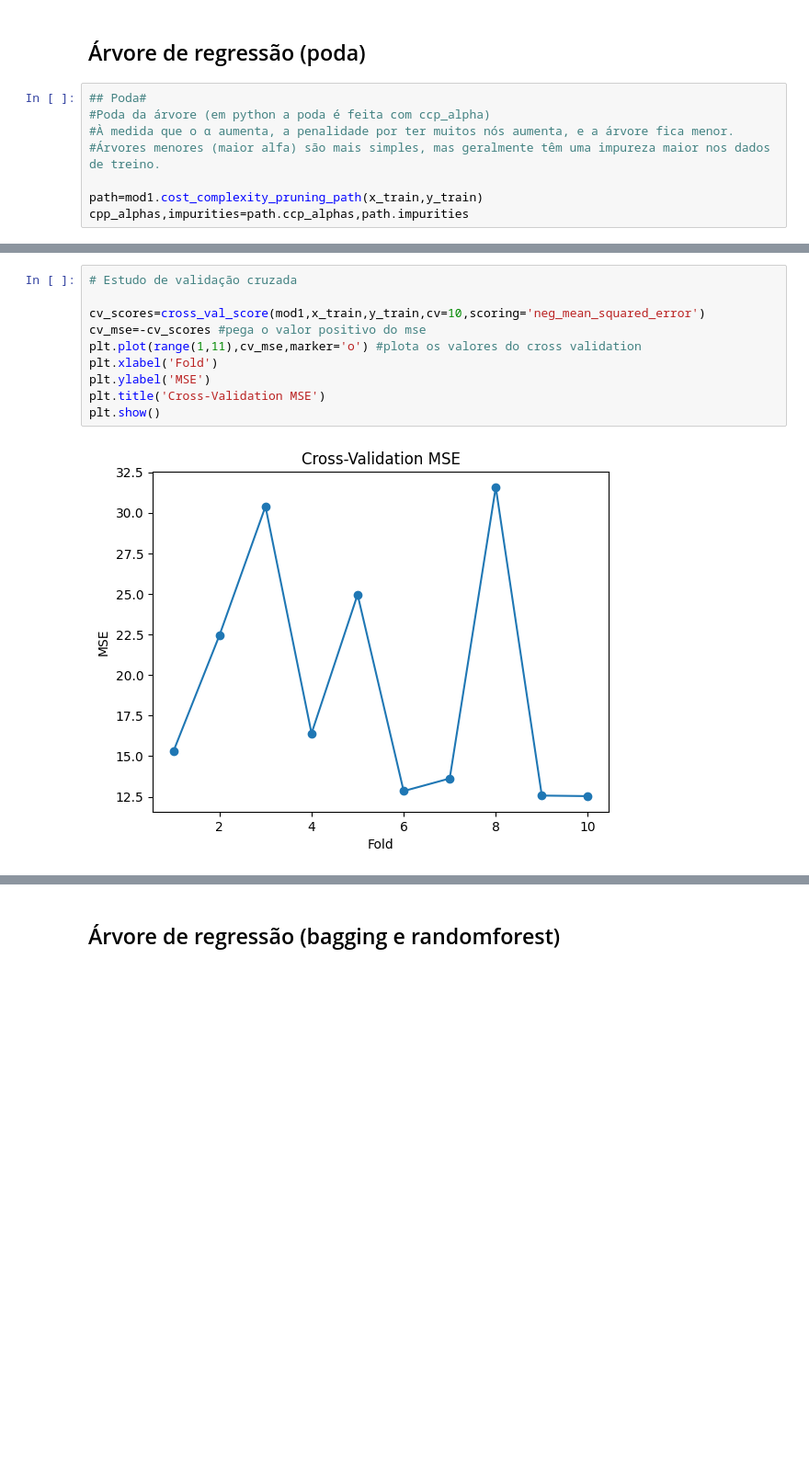
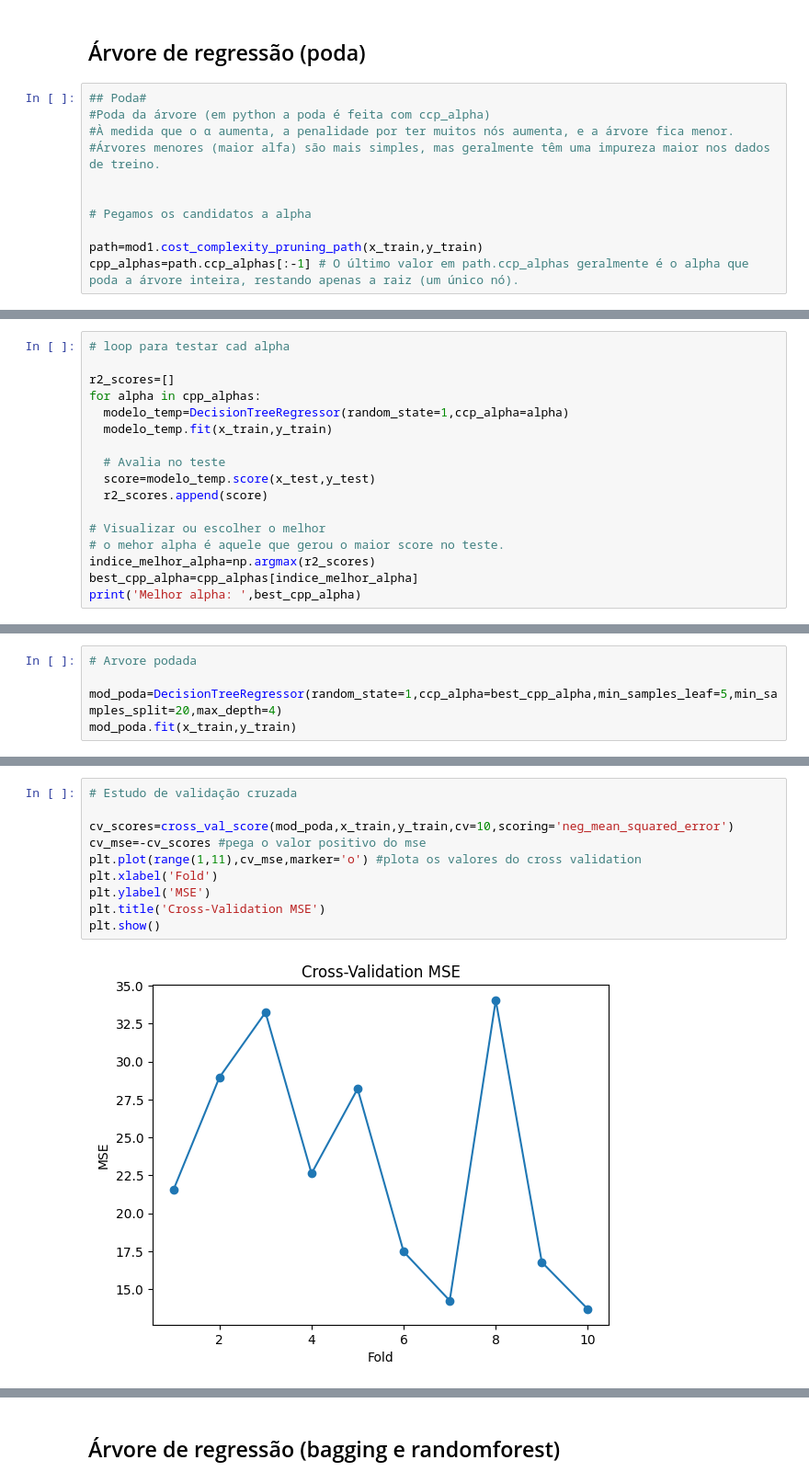
Before and after one commit to Was01/IA, a Jupyter notebook: UFV/apredEst/arvoreRegressao/arvoreDeRegressao.ipynb, the cells around one changed output, grey strips where cells are left out. Shown at 92% size. Drawn from its saved outputs; the diff is of its cells as text; blank space fills up the shorter version.

```diff
--- a/UFV/apredEst/arvoreRegressao/arvoreDeRegressao.ipynb
+++ b/UFV/apredEst/arvoreRegressao/arvoreDeRegressao.ipynb
@@ -82,5 +82,8 @@ plt.show()
 #À medida que o α aumenta, a penalidade por ter muitos nós aumenta, e a árvore fica menor.
 #Árvores menores (maior alfa) são mais simples, mas geralmente têm uma impureza maior nos dados de treino.
 
+
+# Pegamos os candidatos a alpha
+
 path=mod1.cost_complexity_pruning_path(x_train,y_train)
-cpp_alphas,impurities=path.ccp_alphas,path.impurities
+cpp_alphas=path.ccp_alphas[:-1] # O último valor em path.ccp_alphas geralmente é o alpha que poda a árvore inteira, restando apenas a raiz (um único nó).
@@ -97,0 +90,17 @@ DecisionTreeRegressor(ccp_alpha=np.float64(0.0), max_depth=4,
+# %%
+# loop para testar cad alpha
+
+r2_scores=[]
+for alpha in cpp_alphas:
+  modelo_temp=DecisionTreeRegressor(random_state=1,ccp_alpha=alpha)
+  modelo_temp.fit(x_train,y_train)
+
+  # Avalia no teste
+  score=modelo_temp.score(x_test,y_test)
+  r2_scores.append(score)
+
+# Visualizar ou escolher o melhor
+# o mehor alpha é aquele que gerou o maior score no teste.
+indice_melhor_alpha=np.argmax(r2_scores)
+best_cpp_alpha=cpp_alphas[indice_melhor_alpha]
+print('Melhor alpha: ',best_cpp_alpha)
@@ -97,0 +124,5 @@ DecisionTreeRegressor(ccp_alpha=np.float64(0.0), max_depth=4,
+# %%
+# Arvore podada
+
+mod_poda=DecisionTreeRegressor(random_state=1,ccp_alpha=best_cpp_alpha,min_samples_leaf=5,min_samples_split=20,max_depth=4)
+mod_poda.fit(x_train,y_train)
@@ -117,15 +151,15 @@ RMSE:  4.455533348105255
 # %%
 # Estudo de validação cruzada
 
-cv_scores=cross_val_score(mod1,x_train,y_train,cv=10,scoring='neg_mean_squared_error')
+cv_scores=cross_val_score(mod_poda,x_train,y_train,cv=10,scoring='neg_mean_squared_error')
 cv_mse=-cv_scores #pega o valor positivo do mse
 plt.plot(range(1,11),cv_mse,marker='o') #plota os valores do cross validation
 plt.xlabel('Fold')
 plt.ylabel('MSE')
 plt.title('Cross-Validation MSE')
 plt.show()
 # %% [output]
-[figure, old version]
+[figure, new version]
 # %%
 print('Média do MSE: ',np.mean(cv_mse))
 print('Desvio padrão do MSE: ',np.std(cv_mse))
```
Also changed, not shown: parts of 9 cells of this notebook.
